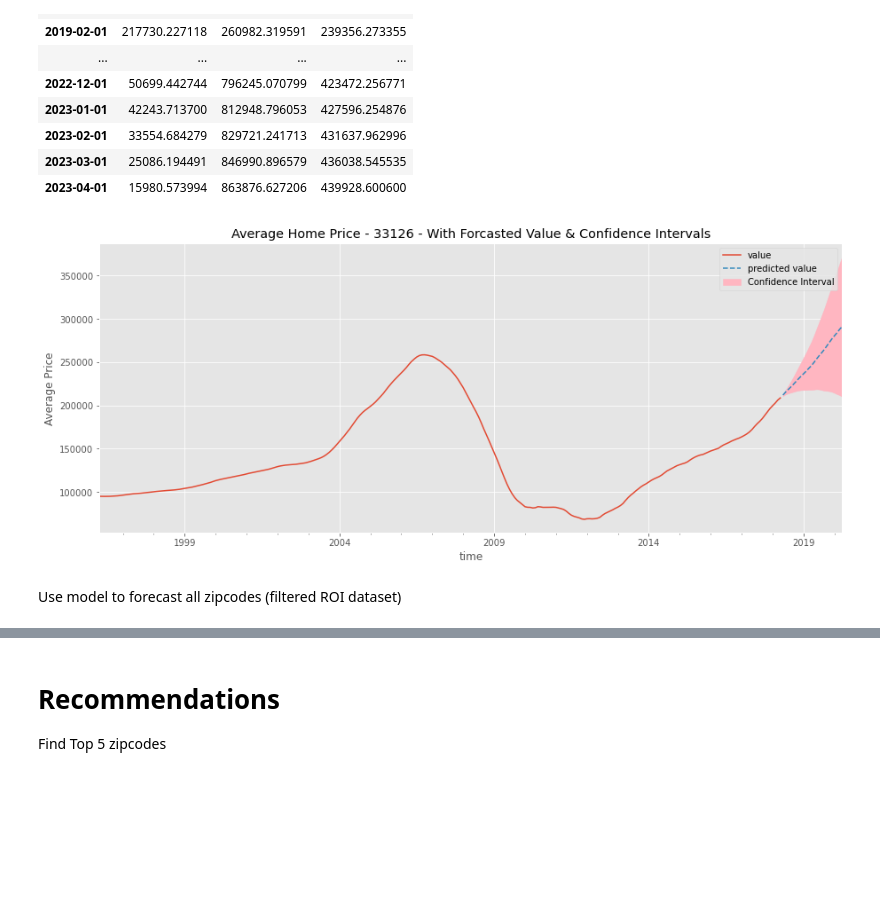
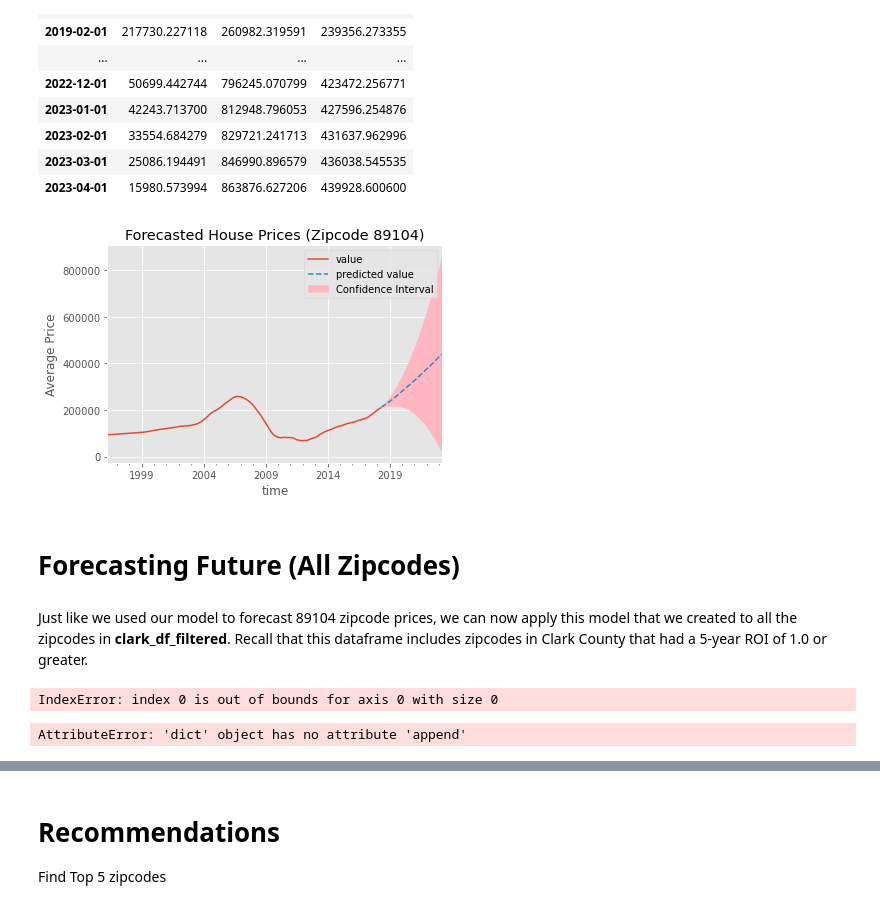
Before and after one commit to jbenedito99/Zipcode-Time-Series-Modeling, a Jupyter notebook: time-series/notebook.ipynb, the cells around one changed output, grey strips where cells are left out. Cells and saved outputs as stored; diff of their text form; code cells hidden in the pictures; blank space fills up the shorter version.

Commit message:
Started forecasting for all zipcodes

```diff
--- a/time-series/notebook.ipynb
+++ b/time-series/notebook.ipynb
@@ -832,17 +833,18 @@ Based on model validation using the test set, we see that the confidence interva
 
 Now that we have tested our model, we can fit it onto the entire <b>tseries_89104</b> dataset.
 # %%
-# Plug the parameter values from our ARIMA model into a new SARIMAX model that fits the entire series.
+# fit entire tseries_89104
+# use same order and seasonal order parameters
 ARIMA_MODEL = sm.tsa.statespace.SARIMAX(tseries_89104,
                                         order=(1, 1, 0),
                                         seasonal_order=(1, 1, 0, 12),
                                         enforce_stationarity=False,
                                         enforce_invertibility=False)
 
-# Fit the model and print results
-full_output = ARIMA_MODEL.fit()
+# fit model and print results
+output_tseries_89104 = ARIMA_MODEL.fit()
 
-print(full_output.summary().tables[1])
+print(output_tseries_89104.summary().tables[1])
 # %% [output]
 ==============================================================================
                  coef    std err          z      P>|z|      [0.025      0.975]
@@ -852,8 +854,8 @@ ar.S.L12      -0.5465      0.056     -9.719      0.000      -0.657      -0.436
 sigma2      3.602e+05   2.72e+04     13.231      0.000    3.07e+05    4.14e+05
 ==============================================================================
 # %%
-## Getting a forecast for the next 60 months after the last recorded date on our dataset.
-forecast = full_output.get_forecast(60)
+# getting a forecast for the next 5 years (60 months) after April 2018 (last record in time series data)
+forecast = output_tseries_89104.get_forecast(60)
 future_prediction = forecast.conf_int()
 future_prediction['value'] = forecast.predicted_mean
 future_prediction.columns = ['lower','upper','prediction']
@@ -877,22 +879,72 @@ future_prediction
 | 2023-03-01 | 25086.194491 | 846990.896579 | 436038.545535 |
 | 2023-04-01 | 15980.573994 | 863876.627206 | 439928.600600 |
 # %%
-#Plotting our Forecast
+# plotting our forecast
 
 fig, ax = plt.subplots()
 tseries_89104.plot(ax=ax, label='Real Values')
 
 
-future_prediction['prediction'].plot(ax=ax,label='predicted value',ls='--')
+future_prediction['prediction'].plot(ax=ax, label='predicted value', ls='--')
 
-ax.fill_between(x= future_prediction.index, y1= future_prediction['lower'],
-                y2= future_prediction['upper'],color='lightpink',
+ax.fill_between(x=future_prediction.index,
+                y1=future_prediction['lower'],
+                y2=future_prediction['upper'],
+                color='lightpink',
                 label='Confidence Interval')
 ax.legend()
 plt.ylabel("Average Price")
-plt.title('Average Home Price - 33126 - With Forcasted Value & Confidence Intervals')
+plt.title("Forecasted House Prices (Zipcode 89104)")
 plt.show()
 # %% [output]
-[figure, old version]
+[figure, new version]
-# %% [markdown]
-Use model to forecast all zipcodes (filtered ROI dataset)
+# %% [markdown]
+# Forecasting Future (All Zipcodes)
+# %% [markdown]
+Just like we used our model to forecast 89104 zipcode prices, we can now apply this model that we created to all the zipcodes in <b>clark_df_filtered</b>. Recall that this dataframe includes zipcodes in Clark County that had a 5-year ROI of 1.0 or greater.
+# %%
+# Code adapted from Sanjit Varma
+# Source: https://github.com/sanjitva/Zillow-TimeSeries-Modeling/blob/main/final_notebook.ipynb
+
+zip_preds = {}
+
+# clark_df_filtered: includes Clark County zipcodes with 5-yr ROI >= 1.0
+for zipcode in clark_df_filtered:
+
+    # melting time series of given zipcode
+    series = melt_data_2(clark_df_filtered[clark_df_filtered['RegionName']==zipcode])
+
+    # use ARIMA model we created earlier on each series
+    # use same order and seasonal order parameters as chosen ARIMA model
+    ARIMA_MODEL = sm.tsa.statespace.SARIMAX(series,
+                                            order=(1, 1, 0),
+                                            seasonal_order= (1, 1, 0, 12),
+                                            enforce_stationarity=False,
+                                            enforce_invertibility=False)
+
+    # fit the model and print results
+    output = ARIMA_MODEL.fit()
+
+    # Getting forecast for the next 5 years (60 months) after April 2018
+    forecast = output.get_forecast(60)
+    prediction = forecast.conf_int()
+    prediction['value'] = forecast.predicted_mean
+    prediction.columns = ['lower', 'upper', 'prediction']
+
+    # Adding the Zipcode's ROI to the zip_predictions dictionary
+    zip_predictions[zipcode] = ((prediction['prediction'][-1])
+                                - (series['value'][-1]))/ (series['value'][-1])
+# %% [output]
+IndexError: index 0 is out of bounds for axis 0 with size 0
+# %%
+# creating melted time series for each zipcode
+
+melted_time_series = {}
+
+# clark_df_filtered: includes Clark County zipcodes with 5-yr ROI >= 1.0
+for zipcode in clark_df_filtered:
+    series = clark_df_filtered[clark_df_filtered['RegionName']==zipcode]
+    melted_series = melt_data_2(series)
+    melted_time_series.append(melted_series)
+# %% [output]
+AttributeError: 'dict' object has no attribute 'append'
```
Also changed, not shown: parts of 14 cells of this notebook.
